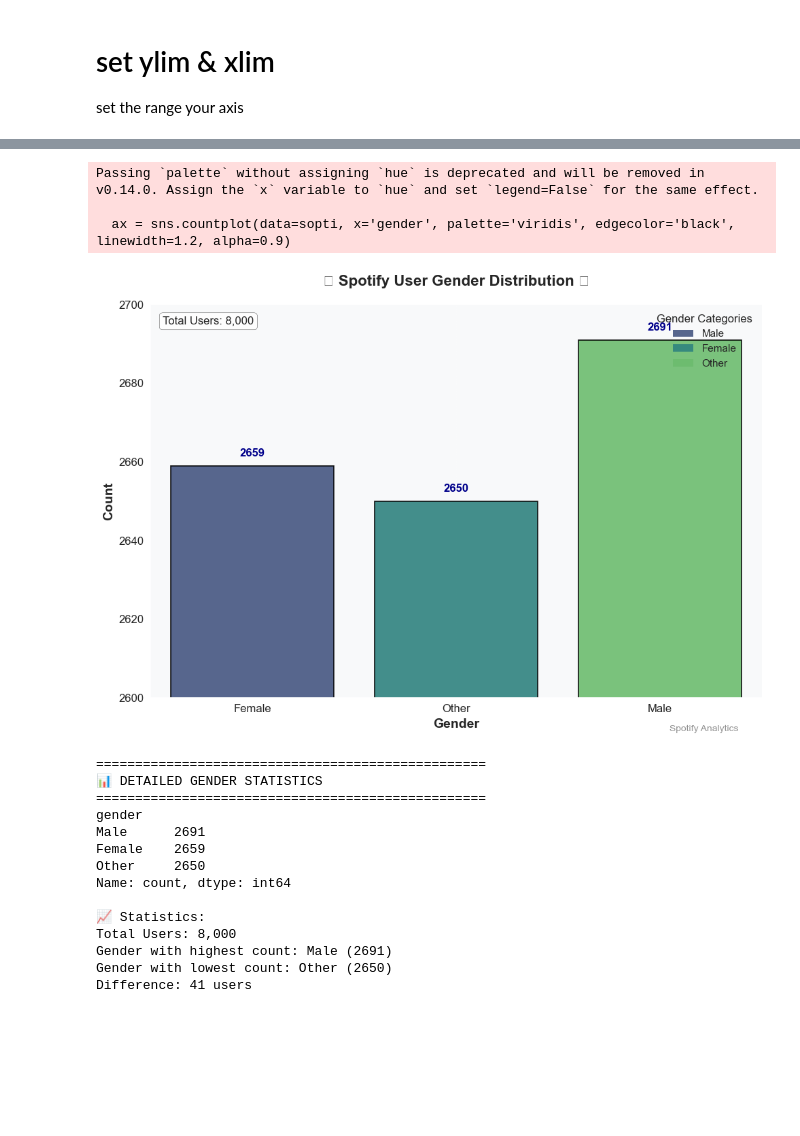
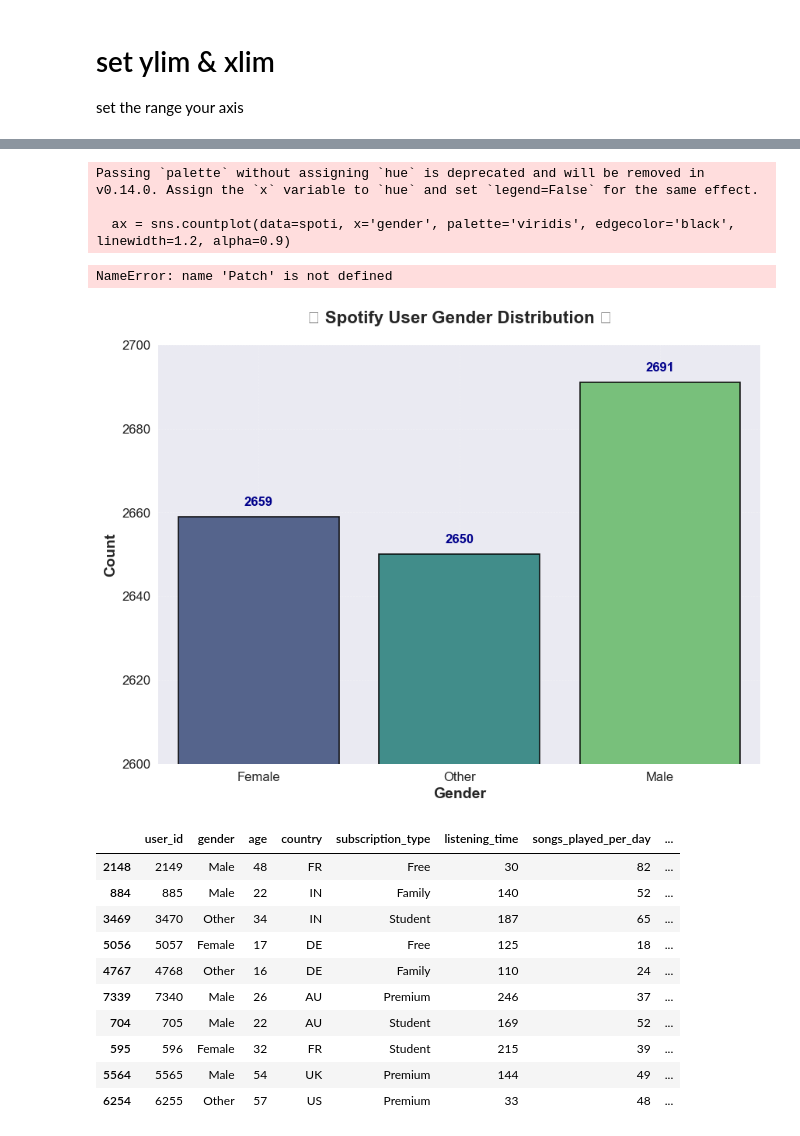
Before and after one commit to manishkumarmj/100_days_ml, a Jupyter notebook: ML_X/sefl_Learn/Day_20/practice.ipynb, the cells around one changed output, grey strips where cells are left out. Cells and saved outputs as stored; diff of their text form; code cells hidden in the pictures; blank space fills up the shorter version.

```diff
--- a/ML_X/sefl_Learn/Day_20/practice.ipynb
+++ b/ML_X/sefl_Learn/Day_20/practice.ipynb
@@ -3,5 +3,5 @@ import pandas as pd
 import seaborn as sns
 import matplotlib.pyplot as plt
 # %%
-sopti =pd.read_csv('spotify_churn_dataset.csv')
+spoti =pd.read_csv('spotify_churn_dataset.csv')
 # %%
@@ -44,7 +56,7 @@ Passing `palette` without assigning `hue` is deprecated and will be removed in v
 # %%
 # Create the countplot
 plt.figure(figsize=(8, 6))
-ax = sns.countplot(data=sopti, x='gender', palette='Set2')
+ax = sns.countplot(data=spoti, x='gender', palette='Set2')
 
 # Set y-axis limits to focus on 2600-2700 range
 ax.set_ylim(2600, 2700)  # Narrow range to see precise differences
@@ -55,11 +67,12 @@ for container in ax.containers:
 
 plt.title('Gender Distribution (Zoomed: 2600-2700 range)')
 plt.tight_layout()
+plt.grid()
 plt.show()
 
 # Also print the exact counts for reference
 print("Exact gender counts:")
-print(sopti['gender'].value_counts())
+print(spoti['gender'].value_counts())
 # %% [output]
 Passing `palette` without assigning `hue` is deprecated and will be removed in v0.14.0. Assign the `x` variable to `hue` and set `legend=False` for the same effect.
 
@@ -78,11 +91,11 @@ Name: count, dtype: int64
 plt.style.use('seaborn-v0_8')
 sns.set_palette("Set2")
 
-sopti = pd.read_csv('spotify_churn_dataset.csv')
+spoti = pd.read_csv('spotify_churn_dataset.csv')
 
 # Create figure with custom size
 plt.figure(figsize=(10, 7))
-ax = sns.countplot(data=sopti, x='gender', palette='viridis', edgecolor='black', linewidth=1.2, alpha=0.9)
+ax = sns.countplot(data=spoti, x='gender', palette='viridis', edgecolor='black', linewidth=1.2, alpha=0.9)
 
 # Set y-axis limits
 ax.set_ylim(2600, 2700)
@@ -103,13 +116,12 @@ plt.ylabel('Count', fontsize=14, fontweight='bold')
 # Customize ticks
 plt.xticks(fontsize=12, rotation=0)
 plt.yticks(fontsize=12)
-
 # FIXED: Add legend with correct color extraction
-legend_elements = [Patch(facecolor=patch.get_facecolor(), label=label, alpha=0.9) for patch, label in zip(ax.patches, sopti['gender'].value_counts().index)]
+legend_elements = [Patch(facecolor=patch.get_facecolor(), label=label, alpha=0.9) for patch, label in zip(ax.patches, spoti['gender'].value_counts().index)]
 ax.legend(handles=legend_elements, title='Gender Categories', title_fontsize=12, fontsize=11, loc='upper right')
 
 # Add some annotations for context
-total_users = len(sopti)
+total_users = len(spoti)
 ax.annotate(f'Total Users: {total_users:,}',
             xy=(0.02, 0.95), xycoords='axes fraction',
             fontsize=12, bbox=dict(boxstyle="round,pad=0.3", fc="white", alpha=0.8))
@@ -117,48 +129,49 @@ ax.annotate(f'Total Users: {total_users:,}',
 # Remove spines for cleaner look
 ax.spines['top'].set_visible(False)
 ax.spines['right'].set_visible(False)
 ax.spines['left'].set_linewidth(1.2)
 ax.spines['bottom'].set_linewidth(1.2)
 
 # Add background color
 ax.set_facecolor('#f8f9fa')
 plt.gcf().patch.set_facecolor('white')
 
 # Tight layout
 plt.tight_layout()
 
 # Add watermark
 plt.figtext(0.95, 0.02, 'Spotify Analytics', fontsize=10, alpha=0.5, ha='right')
 
 plt.show()
 
 # Print detailed statistics
 print("\n" + "="*50)
 print("📊 DETAILED GENDER STATISTICS")
 print("="*50)
-gender_counts = sopti['gender'].value_counts()
+gender_counts = spoti['gender'].value_counts()
 print(gender_counts)
 print(f"\n📈 Statistics:")
-print(f"Total Users: {len(sopti):,}")
+print(f"Total Users: {len(spoti):,}")
 print(f"Gender with highest count: {gender_counts.idxmax()} ({gender_counts.max()})")
 print(f"Gender with lowest count: {gender_counts.idxmin()} ({gender_counts.min()})")
 print(f"Difference: {gender_counts.max() - gender_counts.min()} users")
 # %% [output]
 Passing `palette` without assigning `hue` is deprecated and will be removed in v0.14.0. Assign the `x` variable to `hue` and set `legend=False` for the same effect.
 
-  ax = sns.countplot(data=sopti, x='gender', palette='viridis', edgecolor='black', linewidth=1.2, alpha=0.9)
+  ax = sns.countplot(data=spoti, x='gender', palette='viridis', edgecolor='black', linewidth=1.2, alpha=0.9)
+NameError: name 'Patch' is not defined
-[figure, old version]
+[figure, new version]
-==================================================
-📊 DETAILED GENDER STATISTICS
-==================================================
-gender
-Male      2691
-Female    2659
-Other     2650
-Name: count, dtype: int64
-
-📈 Statistics:
-Total Users: 8,000
-Gender with highest count: Male (2691)
-Gender with lowest count: Other (2650)
-Difference: 41 users
+# %%
+spoti.sample(10)
+# %% [output]
+|  | user_id | gender | age | country | subscription_type | listening_time | songs_played_per_day | ... |
+| 2148 | 2149 | Male | 48 | FR | Free | 30 | 82 | ... |
+| 884 | 885 | Male | 22 | IN | Family | 140 | 52 | ... |
+| 3469 | 3470 | Other | 34 | IN | Student | 187 | 65 | ... |
+| 5056 | 5057 | Female | 17 | DE | Free | 125 | 18 | ... |
+| 4767 | 4768 | Other | 16 | DE | Family | 110 | 24 | ... |
+| 7339 | 7340 | Male | 26 | AU | Premium | 246 | 37 | ... |
+| 704 | 705 | Male | 22 | AU | Student | 169 | 52 | ... |
+| 595 | 596 | Female | 32 | FR | Student | 215 | 39 | ... |
+| 5564 | 5565 | Male | 54 | UK | Premium | 144 | 49 | ... |
+| 6254 | 6255 | Other | 57 | US | Premium | 33 | 48 | ... |
```
Also changed, not shown: parts of 23 cells of this notebook, 5 other files.
